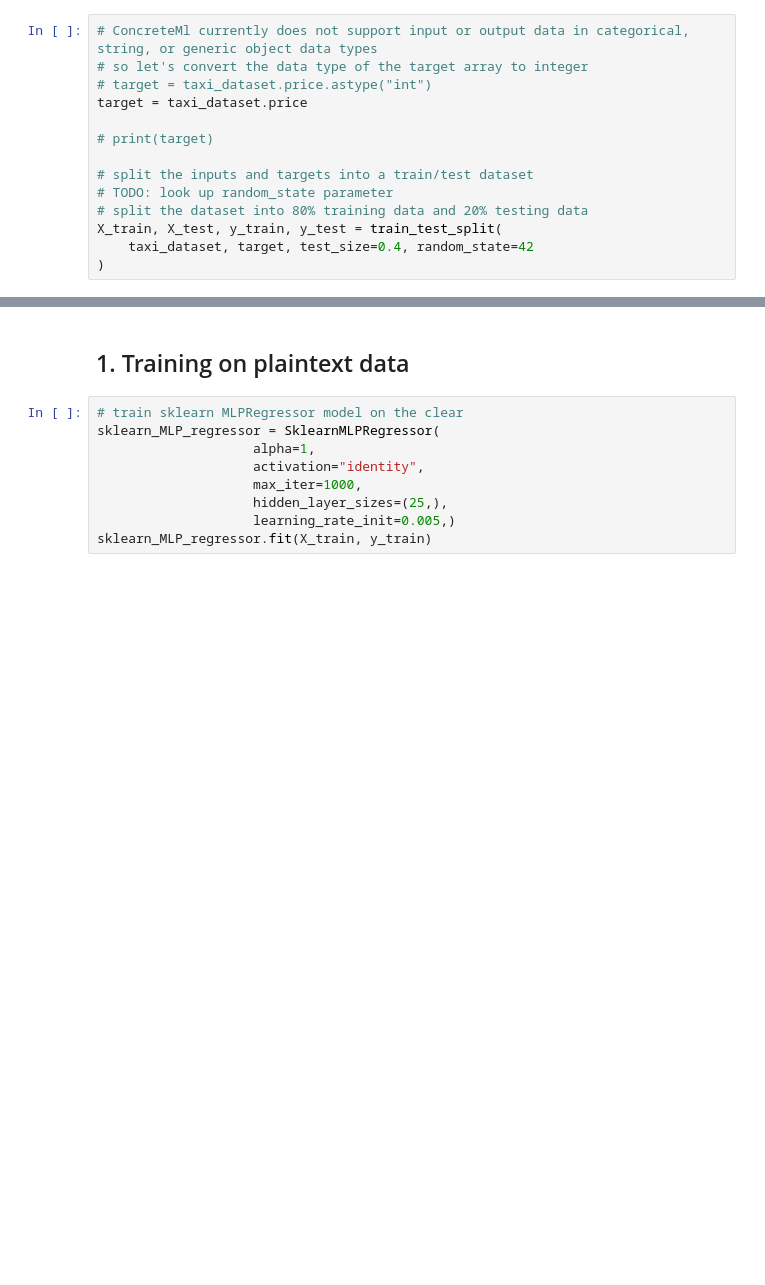
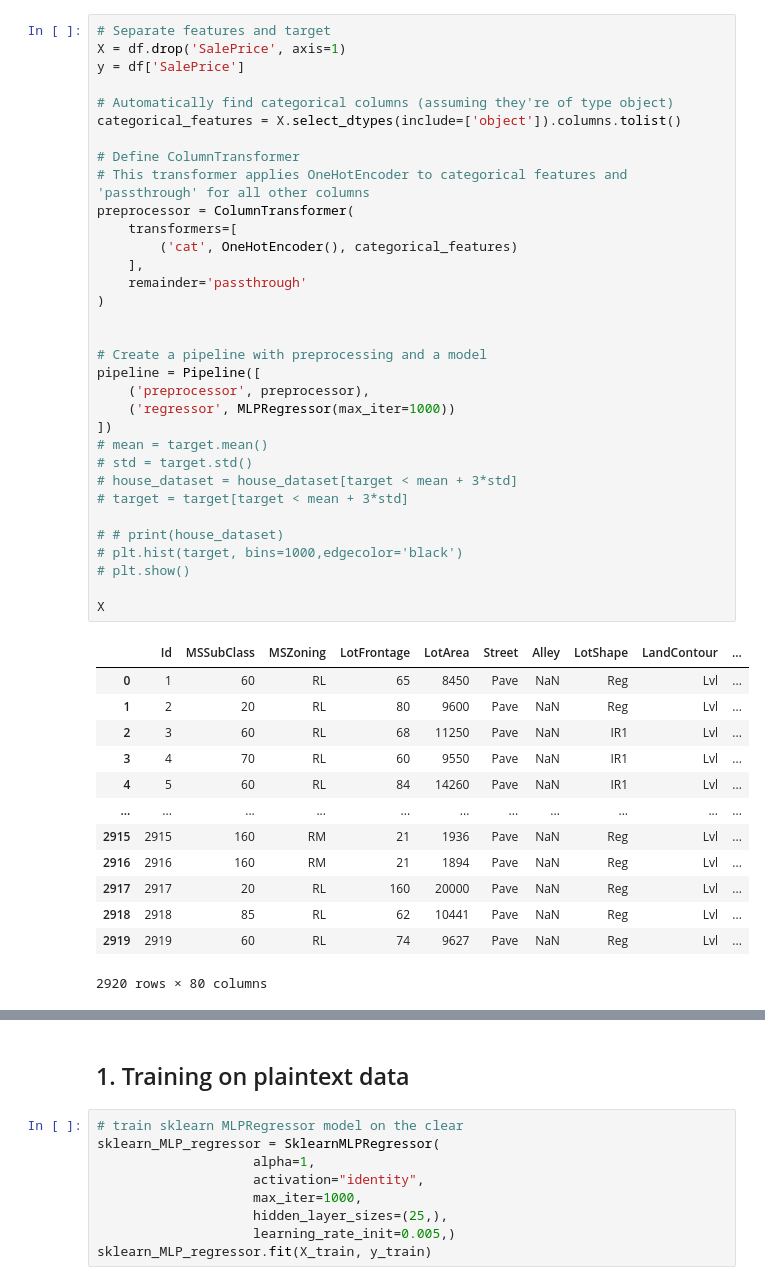
Before and after one commit to yuriko627/FHE-secure-inference, a Jupyter notebook: NN_regressor.ipynb, the cells around one changed output, grey strips where cells are left out. Drawn from its saved outputs; the diff is of its cells as text; blank space fills up the shorter version.

```diff
--- a/NN_regressor.ipynb
+++ b/NN_regressor.ipynb
@@ -53,14 +49,47 @@ print(taxi_dataset)
-# %%
-# ConcreteMl currently does not support input or output data in categorical, string, or generic object data types
-# so let's convert the data type of the target array to integer
-# target = taxi_dataset.price.astype("int")
-target = taxi_dataset.price
-
-# print(target)
-
-# split the inputs and targets into a train/test dataset
-# TODO: look up random_state parameter
-# split the dataset into 80% training data and 20% testing data
-X_train, X_test, y_train, y_test = train_test_split(
-    taxi_dataset, target, test_size=0.4, random_state=42
-)
+# %%
+# Separate features and target
+X = df.drop('SalePrice', axis=1)
+y = df['SalePrice']
+
+# Automatically find categorical columns (assuming they're of type object)
+categorical_features = X.select_dtypes(include=['object']).columns.tolist()
+
+# Define ColumnTransformer
+# This transformer applies OneHotEncoder to categorical features and 'passthrough' for all other columns
+preprocessor = ColumnTransformer(
+    transformers=[
+        ('cat', OneHotEncoder(), categorical_features)
+    ],
+    remainder='passthrough'
+)
+
+
+# Create a pipeline with preprocessing and a model
+pipeline = Pipeline([
+    ('preprocessor', preprocessor),
+    ('regressor', MLPRegressor(max_iter=1000))
+])
+# mean = target.mean()
+# std = target.std()
+# house_dataset = house_dataset[target < mean + 3*std]
+# target = target[target < mean + 3*std]
+
+# # print(house_dataset)
+# plt.hist(target, bins=1000,edgecolor='black')
+# plt.show()
+
+X
+# %% [output]
+|  | Id | MSSubClass | MSZoning | LotFrontage | LotArea | Street | Alley | LotShape | LandContour | ... |
+| 0 | 1 | 60 | RL | 65 | 8450 | Pave | NaN | Reg | Lvl | ... |
+| 1 | 2 | 20 | RL | 80 | 9600 | Pave | NaN | Reg | Lvl | ... |
+| 2 | 3 | 60 | RL | 68 | 11250 | Pave | NaN | IR1 | Lvl | ... |
+| 3 | 4 | 70 | RL | 60 | 9550 | Pave | NaN | IR1 | Lvl | ... |
+| 4 | 5 | 60 | RL | 84 | 14260 | Pave | NaN | IR1 | Lvl | ... |
+| ... | ... | ... | ... | ... | ... | ... | ... | ... | ... | ... |
+| 2915 | 2915 | 160 | RM | 21 | 1936 | Pave | NaN | Reg | Lvl | ... |
+| 2916 | 2916 | 160 | RM | 21 | 1894 | Pave | NaN | Reg | Lvl | ... |
+| 2917 | 2917 | 20 | RL | 160 | 20000 | Pave | NaN | Reg | Lvl | ... |
+| 2918 | 2918 | 85 | RL | 62 | 10441 | Pave | NaN | Reg | Lvl | ... |
+| 2919 | 2919 | 60 | RL | 74 | 9627 | Pave | NaN | Reg | Lvl | ... |
+2920 rows × 80 columns
```
Also changed, not shown: parts of 7 cells of this notebook, 5 other files.
